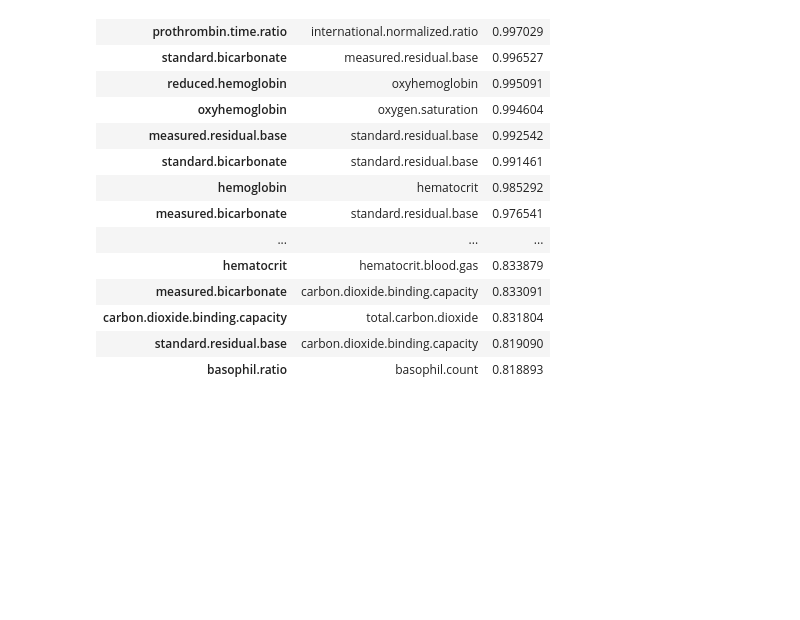
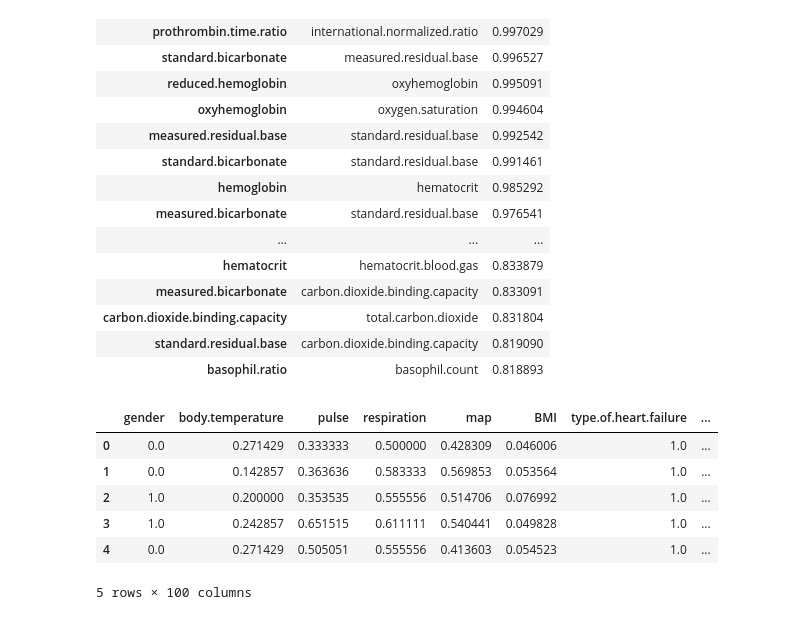
Before and after one commit to Vikram-Shenoy/Computational-Models, a Jupyter notebook: Working/Exploration.ipynb, the cells around one changed output. Cells and saved outputs as stored; diff of their text form; code cells hidden in the pictures; blank space fills up the shorter version.

Commit message:
deleted more columns based on coorrelation

```diff
--- a/Working/Exploration.ipynb
+++ b/Working/Exploration.ipynb
@@ -12,6 +12,6 @@ import tensorflow as tf
 from sklearn.metrics import accuracy_score
 # %%
-df = pd.read_csv(r"C:\Users\Vikram\Desktop\Minor project\EDA\Optimizable(nan).csv",index_col=[0])
+df = pd.read_csv(r"D:\git_minor\collabRV\EDA\Optimizable(nan).csv",index_col=[0])
 # %%
 df.head()
 # %% [output]
@@ -114,0 +119,12 @@ a
+# %%
+df.drop(['diastolic.blood.pressure'],axis=1,inplace=True)
+# %%
+df.head()
+# %% [output]
+|  | gender | body.temperature | pulse | respiration | map | BMI | type.of.heart.failure | ... |
+| 0 | 0.0 | 0.271429 | 0.333333 | 0.500000 | 0.428309 | 0.046006 | 1.0 | ... |
+| 1 | 0.0 | 0.142857 | 0.363636 | 0.583333 | 0.569853 | 0.053564 | 1.0 | ... |
+| 2 | 1.0 | 0.200000 | 0.353535 | 0.555556 | 0.514706 | 0.076992 | 1.0 | ... |
+| 3 | 1.0 | 0.242857 | 0.651515 | 0.611111 | 0.540441 | 0.049828 | 1.0 | ... |
+| 4 | 0.0 | 0.271429 | 0.505051 | 0.555556 | 0.413603 | 0.054523 | 1.0 | ... |
+5 rows × 100 columns
```
Also changed, not shown: parts of 3 cells of this notebook, 1 other file.
